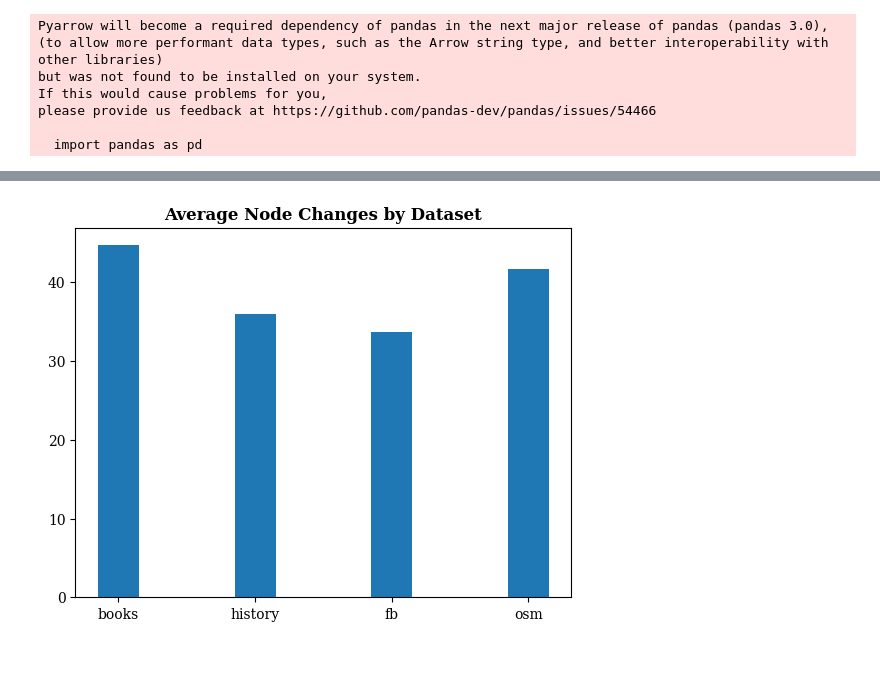
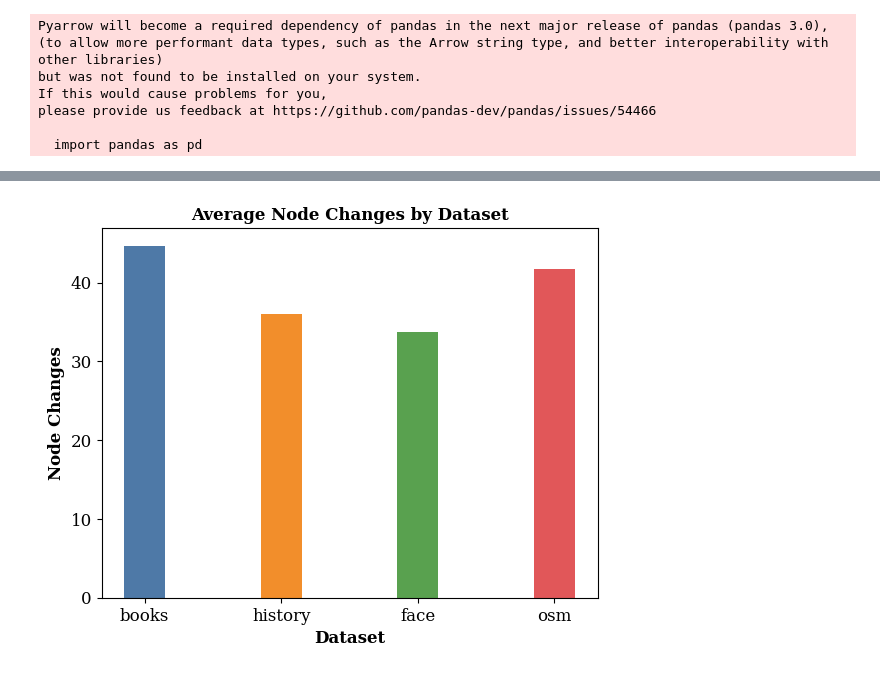
Before and after one commit to neokkk/GRE, a Jupyter notebook: scripts/cdf.ipynb, the cells around one changed output, grey strips where cells are left out. Cells and saved outputs as stored; diff of their text form; code cells hidden in the pictures.

```diff
--- a/scripts/cdf.ipynb
+++ b/scripts/cdf.ipynb
@@ -13,8 +13,7 @@ please provide us feedback at https://github.com/pandas-dev/pandas/issues/54466
 
   import pandas as pd
 # %%
-datasets = ['books', 'history', 'fb', 'osm']
-# colors = ['#4E79A7', '#F28E2B', '#59A14F', '#E15759']
+datasets = ['books', 'history', 'face', 'osm']
 colors = ['red', 'orange', 'green', 'blue', 'purple', 'gray']
 
 build_path = os.path.join(os.path.dirname(os.path.dirname(os.path.abspath('__file__'))), 'build')
@@ -232,9 +174,9 @@ for i, file_name in enumerate(csv_file_names):
     ax.bar(index, ups, bar_width, label='Up')
     ax.bar(index, downs, bar_width, bottom=ups, label='Down')
 
-    ax.set_xlabel('Depth', fontdict={'weight': 'bold'})
-    ax.set_ylabel('Average Counts', fontdict={'weight': 'bold'})
-    ax.set_title(datasets[i][:1].upper() + datasets[i][1:], fontdict={'weight': 'bold'})
+    ax.set_xlabel('Depth', fontweight='bold')
+    ax.set_ylabel('Average Counts', fontweight='bold')
+    ax.set_title(datasets[i][:1].upper() + datasets[i][1:], fontweight='bold')
     ax.set_xticks(index)
     ax.set_xticklabels(xlabels)
     ax.set_ylim([y_min, y_max * 1.1])
@@ -298,29 +258,34 @@ plt.show()
 # %%
-csv_file_names = [os.path.join(build_path, f'{dataset}_count.csv') for dataset in datasets]
-
+colors = ['#4E79A7', '#F28E2B', '#59A14F', '#E15759']
 averages = []
 
 for i, file_name in enumerate(csv_file_names):
     idx = 0
     data = []
     df = pd.read_csv(file_name)
 
     for depth, up, down in df.itertuples(index=False):
         try:
             int(depth)
             if len(data) <= idx:
                 data.append(up + down)
             else:
                 data[idx] += up + down
         except ValueError:
             idx += 1
 
     avg = np.mean(data) if data else float('nan')
     averages.append(avg)
 
 fig, ax = plt.subplots()
-ax.bar(datasets, averages, 0.3)
-ax.set_title('Average Node Changes by Dataset', fontdict={'weight': 'bold'})
+
+for i, dataset in enumerate(datasets):
+    ax.bar(dataset, averages[i], 0.3, color=colors[i])
+
+ax.set_title('Average Node Changes by Dataset', fontweight='bold', fontsize=12)
+ax.set_xlabel('Dataset', fontweight='bold', fontsize=12)
+ax.set_ylabel('Node Changes', fontweight='bold', fontsize=12)
+ax.tick_params(axis='both', labelsize=12)
 plt.show()
 # %% [output]
-[figure, old version]
+[figure, new version]
```
Also changed, not shown: parts of 8 cells of this notebook, 5 other files.
